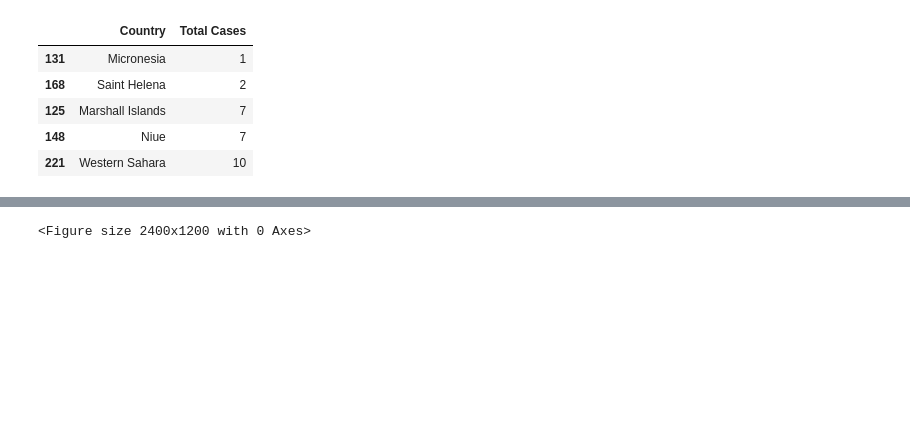
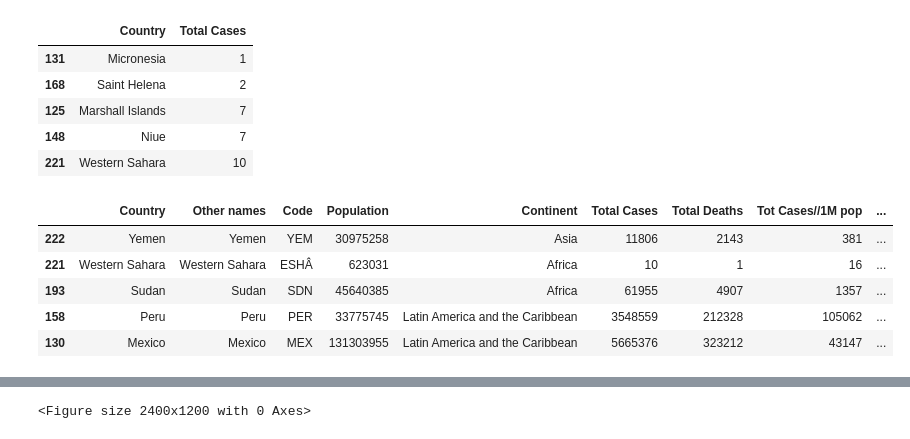
Before and after one commit to ArjunKrizz/Exploratory-Data-Analysis-EDA-of-COVID-19-Data, a Jupyter notebook: EDA.ipynb, the cells around one changed output, grey strips where cells are left out. Saved outputs shown, nothing was run; the diff lists cells and outputs as text; code cells hidden in the pictures; blank space fills up the shorter version.

```diff
--- a/EDA.ipynb
+++ b/EDA.ipynb
@@ -145,3 +145,13 @@ least_5_countries[['Country','Total Cases']]
 | 125 | Marshall Islands | 7 |
 | 148 | Niue | 7 |
 | 221 | Western Sahara | 10 |
+# %%
+#top 5 Countires which have highest death rate due to coivid cases
+data.nlargest(5,columns="Death percentage")
+# %% [output]
+|  | Country | Other names | Code | Population | Continent | Total Cases | Total Deaths | Tot Cases//1M pop | ... |
+| 222 | Yemen | Yemen | YEM | 30975258 | Asia | 11806 | 2143 | 381 | ... |
+| 221 | Western Sahara | Western Sahara | ESHÂ | 623031 | Africa | 10 | 1 | 16 | ... |
+| 193 | Sudan | Sudan | SDN | 45640385 | Africa | 61955 | 4907 | 1357 | ... |
+| 158 | Peru | Peru | PER | 33775745 | Latin America and the Caribbean | 3548559 | 212328 | 105062 | ... |
+| 130 | Mexico | Mexico | MEX | 131303955 | Latin America and the Caribbean | 5665376 | 323212 | 43147 | ... |
```
Also changed, not shown: parts of 6 cells of this notebook.
